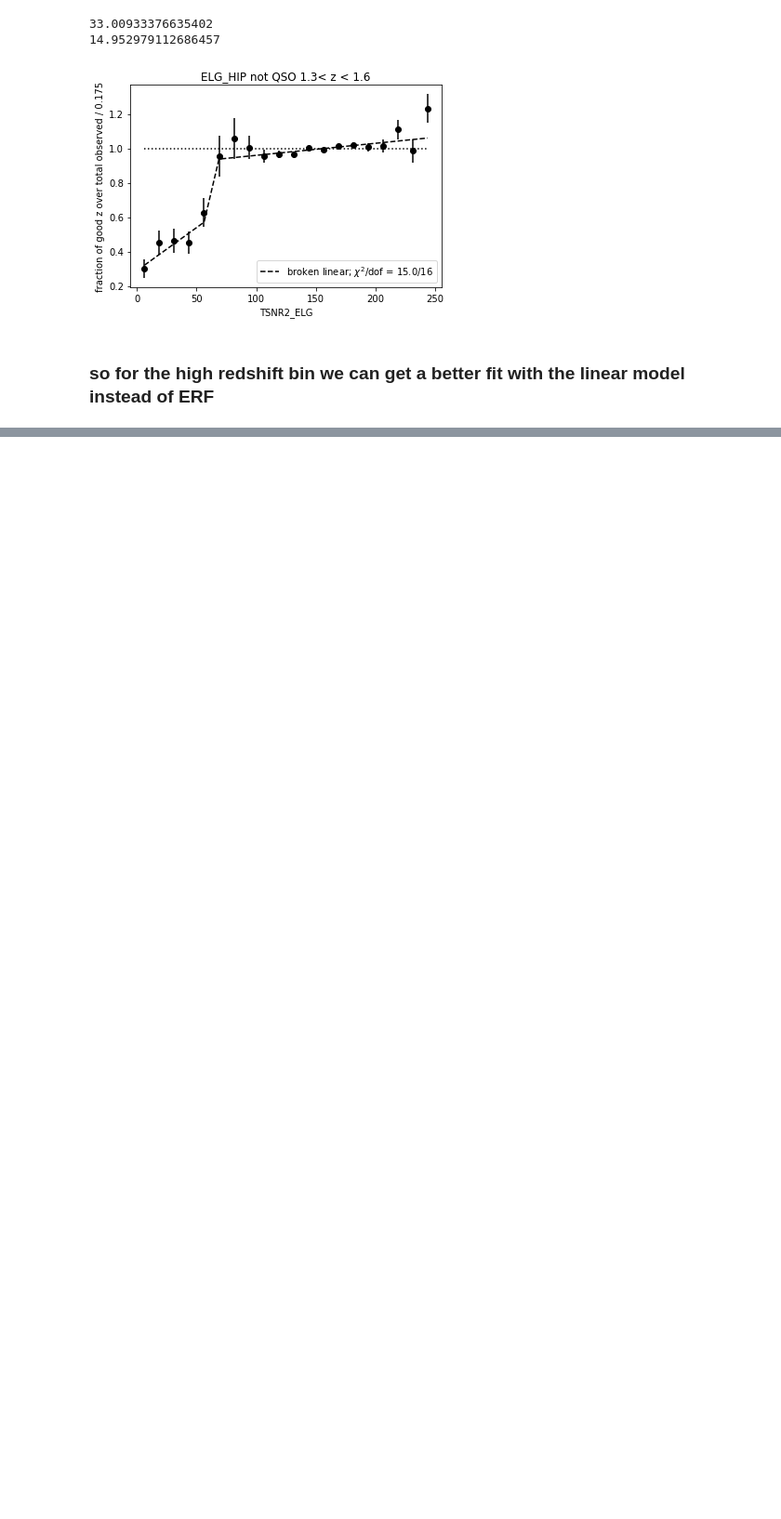
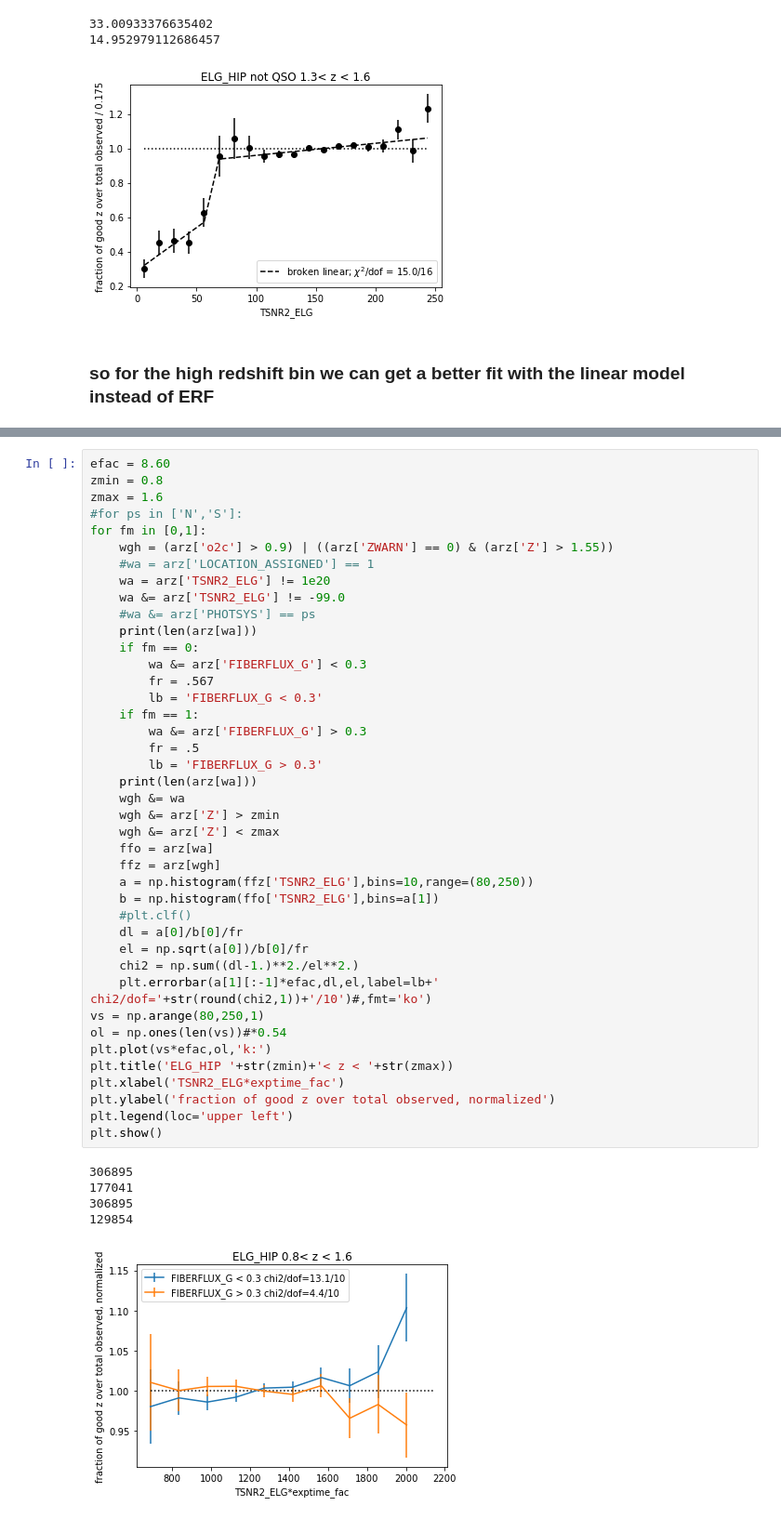
Before and after one commit to desihub/LSS, a Jupyter notebook: Sandbox/ELGzfailSV3.ipynb, the cells around one changed output, grey strips where cells are left out. Shown at 93% size. Cells and saved outputs as stored; diff of their text form; blank space fills up the shorter version.

```diff
--- a/Sandbox/ELGzfailSV3.ipynb
+++ b/Sandbox/ELGzfailSV3.ipynb
@@ -294,0 +349,47 @@ plt.show()
+# %%
+efac = 8.60
+zmin = 0.8
+zmax = 1.6
+#for ps in ['N','S']:
+for fm in [0,1]:
+    wgh = (arz['o2c'] > 0.9) | ((arz['ZWARN'] == 0) & (arz['Z'] > 1.55))
+    #wa = arz['LOCATION_ASSIGNED'] == 1
+    wa = arz['TSNR2_ELG'] != 1e20
+    wa &= arz['TSNR2_ELG'] != -99.0
+    #wa &= arz['PHOTSYS'] == ps
+    print(len(arz[wa]))
+    if fm == 0:
+        wa &= arz['FIBERFLUX_G'] < 0.3
+        fr = .567
+        lb = 'FIBERFLUX_G < 0.3'
+    if fm == 1:
+        wa &= arz['FIBERFLUX_G'] > 0.3
+        fr = .5
+        lb = 'FIBERFLUX_G > 0.3'
+    print(len(arz[wa]))
+    wgh &= wa
+    wgh &= arz['Z'] > zmin
+    wgh &= arz['Z'] < zmax
+    ffo = arz[wa]
+    ffz = arz[wgh]
+    a = np.histogram(ffz['TSNR2_ELG'],bins=10,range=(80,250))
+    b = np.histogram(ffo['TSNR2_ELG'],bins=a[1])
+    #plt.clf()
+    dl = a[0]/b[0]/fr
+    el = np.sqrt(a[0])/b[0]/fr
+    chi2 = np.sum((dl-1.)**2./el**2.)
+    plt.errorbar(a[1][:-1]*efac,dl,el,label=lb+' chi2/dof='+str(round(chi2,1))+'/10')#,fmt='ko')
+vs = np.arange(80,250,1)
+ol = np.ones(len(vs))#*0.54
+plt.plot(vs*efac,ol,'k:')
+plt.title('ELG_HIP '+str(zmin)+'< z < '+str(zmax))
+plt.xlabel('TSNR2_ELG*exptime_fac')
+plt.ylabel('fraction of good z over total observed, normalized')
+plt.legend(loc='upper left')
+plt.show()
+# %% [output]
+306895
+177041
+306895
+129854
+[figure, added]
```
Also changed, not shown: parts of 5 cells of this notebook.
